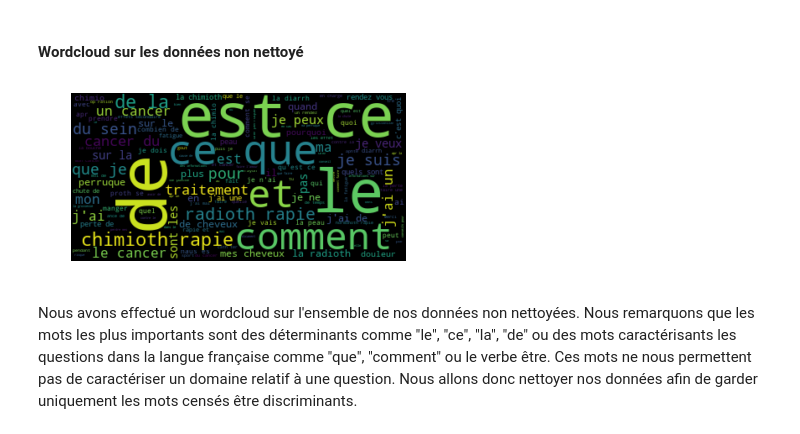
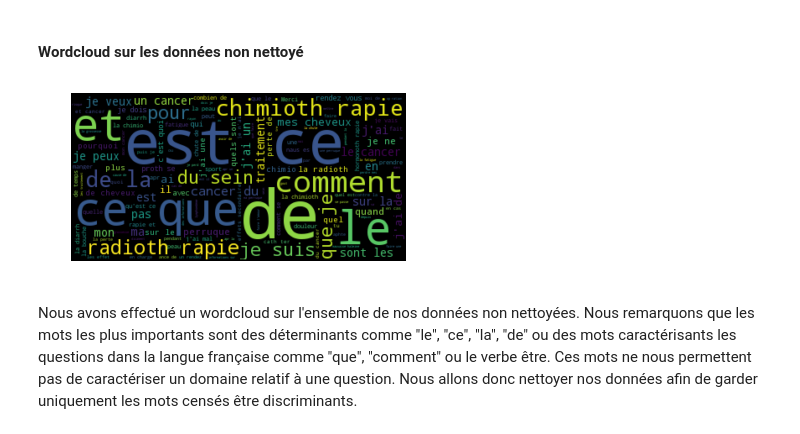
Before and after one commit to emmaboucheron/chatbot, a Jupyter notebook: wordcloud_projet.ipynb, the cells around one changed output. Drawn from its saved outputs; the diff is of its cells as text; code cells hidden in the pictures.

```diff
--- a/wordcloud_projet.ipynb
+++ b/wordcloud_projet.ipynb
@@ -43,7 +43,7 @@ import matplotlib.pyplot as plt
 Définition du répertoir de travail, des noms des différents fichiers utilisés et des variables globales.
 # %%
 # Répertoire de travail
-DATA_DIR = "C:\Users\PC de Laure\Desktop\chatbot-master\chatbot-master\INSA_wefight_data_clean.csv"
+DATA_DIR = "C:\Users\emma\Documents\ecole\insa\projet chabot\INSA_wefight_data_clean.csv"
 
 # Nom des fichiers
 training_reduit_path = DATA_DIR
@@ -61,7 +61,7 @@ HEADER_TRAIN =['Question','Intent','BlockId', 'Action']
 # %%
 def split_dataset(input_path, nb_line, tauxValid,columns):
     time_start = time.time()
-    data_all = pd.read_csv(input_path,sep=";",names=columns,nrows=nb_line) #cree data frame
+    data_all = pd.read_csv(input_path,sep=",",names=columns,nrows=nb_line) #cree data frame
     data_all = data_all.fillna("") #remplace les na par " "
     data_train, data_valid = train_test_split(data_all, test_size = tauxValid) # Split arrays or matrices into random train and test subsets
     time_end = time.time()
@@ -154,35 +152,35 @@ description2.to_csv('Question.csv',sep = ',')
 
 
 from os import path
 
 from wordcloud import WordCloud
 
 #d = path.dirname()
 
 # Read the whole text.
 #text = open(path.join(d, 'constitution.txt')).read()
-text = open("C:\Users\PC de Laure\Desktop\chatbot-master\chatbot-master\Question.csv").read()
+text = open("C:\Users\emma\Documents\ecole\insa\projet chabot\Question.csv").read()
 # Generate a word cloud image
 wordcloud = WordCloud().generate(text)
 
 # Display the generated image:
 # the matplotlib way:
 #import matplotlib.pyplot as plt
 #plt.imshow(wordcloud, interpolation='bilinear')
 #plt.axis("off")
 
 # lower max_font_size
 wordcloud = WordCloud(max_font_size=80).generate(text)
 plt.figure()
 plt.imshow(wordcloud, interpolation="bilinear")
 plt.axis("off")
 plt.show()
 
 # The pil way (if you don't have matplotlib)
 # image = wordcloud.to_image()
 # image.show()
 # %% [output]
-[figure, old version]
+[figure, new version]
 # %% [markdown]
  Nous avons effectué un wordcloud sur l'ensemble de nos données non nettoyées. Nous remarquons que les mots les plus importants sont des déterminants comme "le", "ce", "la", "de" ou des mots caractérisants les questions dans la langue française comme "que", "comment" ou le verbe être. Ces mots ne nous permettent pas de caractériser un domaine relatif à une question. Nous allons donc nettoyer nos données afin de garder uniquement les mots censés être discriminants.
 # %% [markdown]
```
Also changed, not shown: parts of 20 cells of this notebook.
